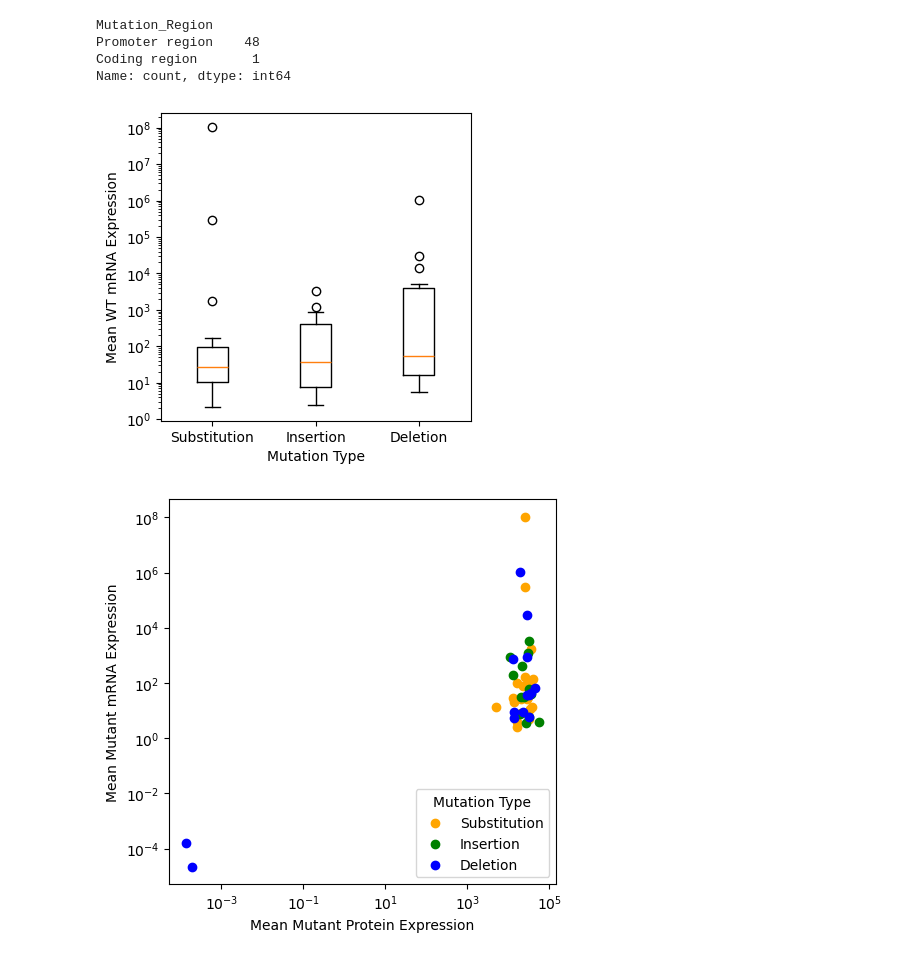
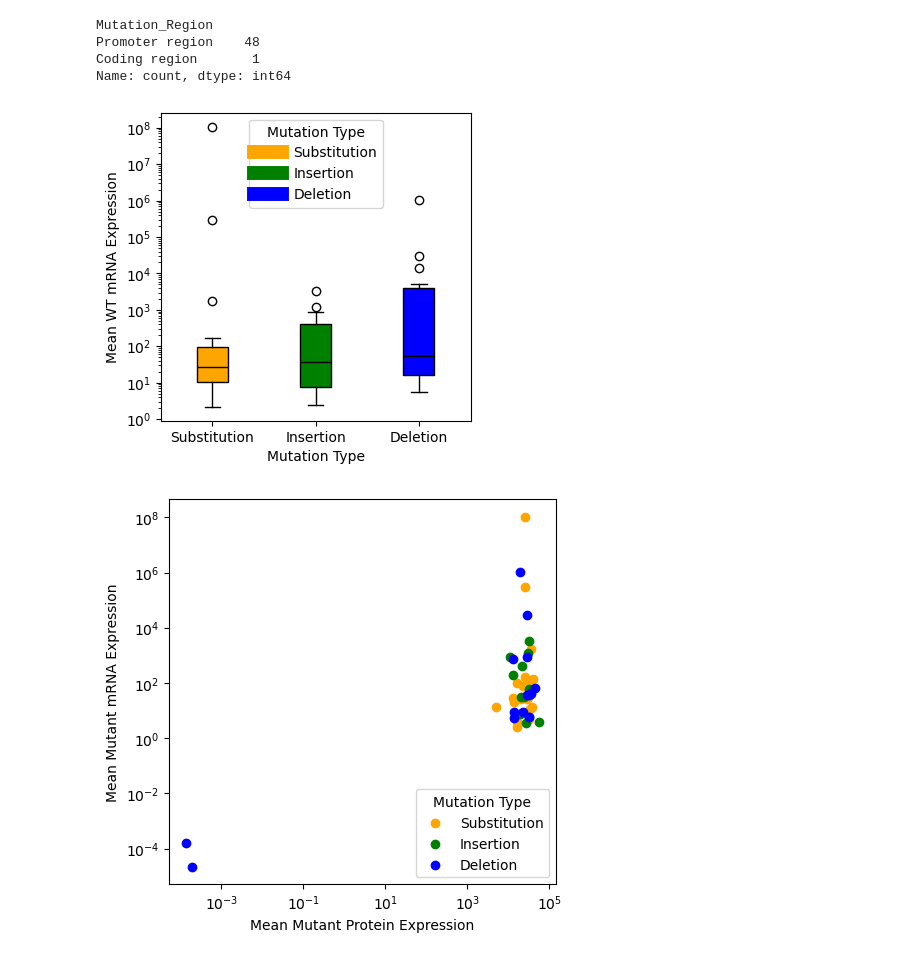
Before and after one commit to eileencalantz/BioComp-Report, a Jupyter notebook: Report 2.ipynb, the cells around one changed output. Cells and saved outputs as stored; diff of their text form; code cells hidden in the pictures.

```diff
--- a/Report 2.ipynb
+++ b/Report 2.ipynb
@@ -168,32 +168,31 @@ df["mRNA_Mut_Avg"] = df[[
 # %%
 df.drop(columns=["mRNA_WT_Avg", "mRNA_Mut_Avg"], inplace=True)
 # %%
-Substitution_data = []
-Insertion_data = []
-Deletion_data = []
+box_data = [df[df["Mutation_Type"] == m]["mRNA_Exp_WT_Avg"]
+    for m in ["Substitution", "Insertion", "Deletion"]]
 
-group_data = df["Mutation_Type"]
-expression_data = df["mRNA_Exp_WT_Avg"]
-
-for x in range(len(group_data)):
-    mutation = group_data.iloc[x]
-    expr = expression_data.iloc[x]
-
-    if mutation == "Substitution":
-        Substitution_data.append(expr)
-    elif mutation == "Insertion":
-        Insertion_data.append(expr)
-    elif mutation == "Deletion":
-        Deletion_data.append(expr)
+group_labels = ["Substitution", "Insertion", "Deletion"]
+box_colors = ["orange", "green", "blue"]
 
 fig, ax = plt.subplots(figsize=(4, 4))
-ax.boxplot(box_data, tick_labels=["Substitution", "Insertion", "Deletion"])
+bp = ax.boxplot(box_data, tick_labels=group_labels, patch_artist=True)
+
+for patch, color in zip(bp["boxes"], box_colors):
+    patch.set_facecolor(color)
+for median in bp["medians"]:
+    median.set_color("black")
+
+legend_elements = [
+    plt.Line2D([0], [0], color=color, lw=10, label=label)
+    for color, label in zip(box_colors, group_labels)]
+ax.legend(handles=legend_elements, title="Mutation Type", loc="best")
+
 ax.set_xlabel("Mutation Type")
 ax.set_ylabel("Mean WT mRNA Expression")
 ax.set_yscale("log")
 plt.show()
 # %% [output]
-[figure, old version]
+[figure, new version]
 # %%
 df["Protein_Exp_WT_Avg"] = df[[
     "Protein.Expression.WT.Rep1",
```
Also changed, not shown: parts of 4 cells of this notebook.
